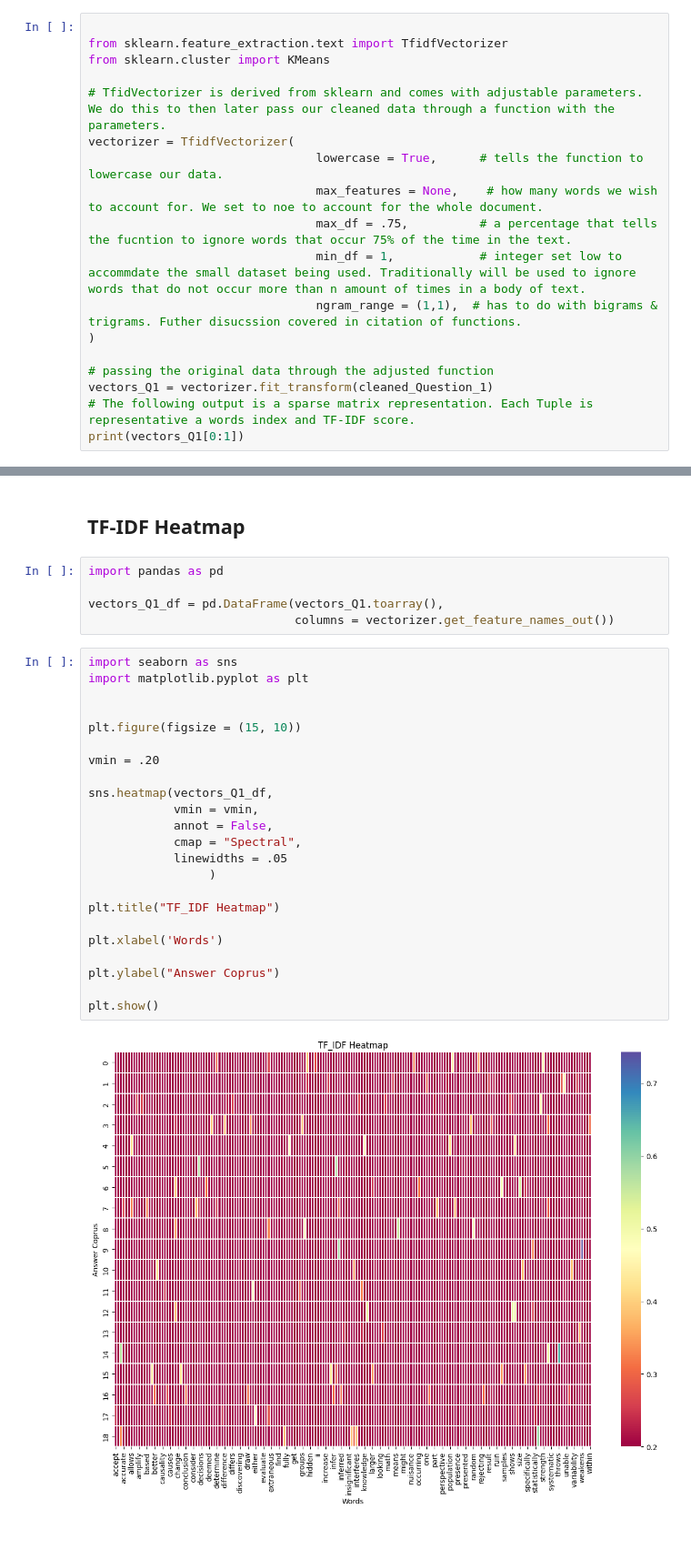
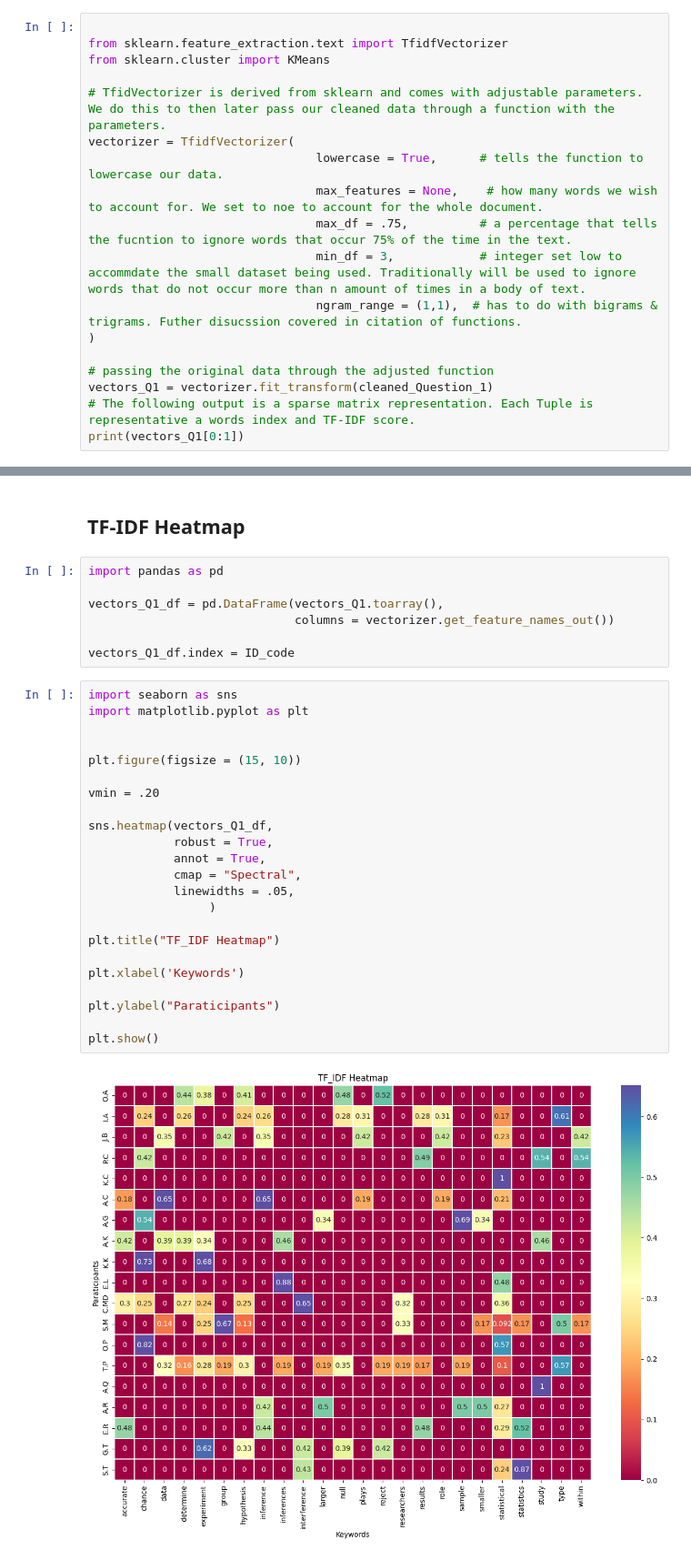
Before and after one commit to IsaiasPrez1003/TF-IDF-Stats-Topic-Modeling, a Jupyter notebook: TF-IDF scripts/TM_Q1.ipynb, the cells around one changed output, grey strips where cells are left out. Shown at 91% size. Drawn from its saved outputs; the diff is of its cells as text; blank space fills up the shorter version.

Commit message:
Applied Heatmaps to TM_Q1, TM_Q2, and TM_Q3.

```diff
--- a/TF-IDF scripts/TM_Q1.ipynb
+++ b/TF-IDF scripts/TM_Q1.ipynb
@@ -143,7 +143,7 @@ vectorizer = TfidfVectorizer(
                                 lowercase = True,      # tells the function to lowercase our data.
                                 max_features = None,    # how many words we wish to account for. We set to noe to account for the whole document.
                                 max_df = .75,          # a percentage that tells the fucntion to ignore words that occur 75% of the time in the text.
-                                min_df = 1,            # integer set low to accommdate the small dataset being used. Traditionally will be used to ignore words that do not occur more than n amount of times in a body of text.
+                                min_df = 3,            # integer set low to accommdate the small dataset being used. Traditionally will be used to ignore words that do not occur more than n amount of times in a body of text.
                                 ngram_range = (1,1),  # has to do with bigrams & trigrams. Futher disucssion covered in citation of functions.
 )
 
@@ -372,28 +353,30 @@ import pandas as pd
 
 vectors_Q1_df = pd.DataFrame(vectors_Q1.toarray(),
                              columns = vectorizer.get_feature_names_out())
+
+vectors_Q1_df.index = ID_code
 # %%
 import seaborn as sns
 import matplotlib.pyplot as plt
 
 
 plt.figure(figsize = (15, 10))
 
 vmin = .20
 
 sns.heatmap(vectors_Q1_df,
-            vmin = vmin,
-            annot = False,
+            robust = True,
+            annot = True,
             cmap = "Spectral",
-            linewidths = .05
+            linewidths = .05,
                  )
 
 plt.title("TF_IDF Heatmap")
 
-plt.xlabel('Words')
+plt.xlabel('Keywords')
 
-plt.ylabel("Answer Coprus")
+plt.ylabel("Paraticipants")
 
 plt.show()
 # %% [output]
-[figure, old version]
+[figure, new version]
```
Also changed, not shown: parts of 7 cells of this notebook, 2 other files.
